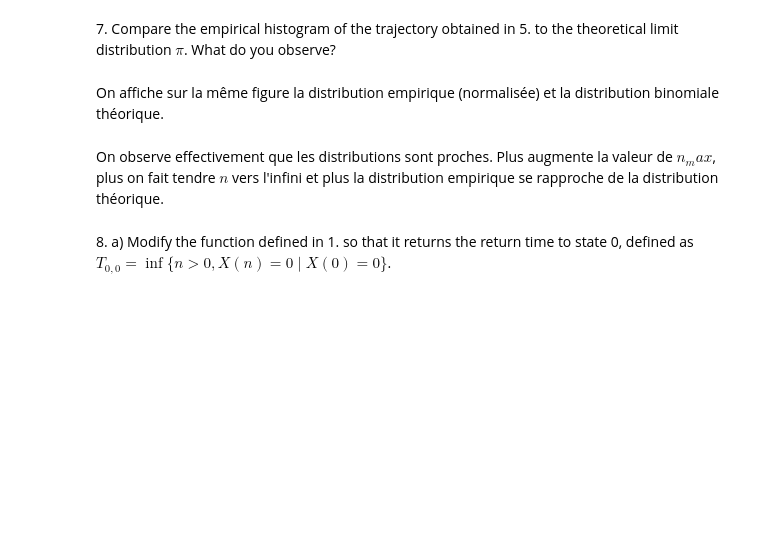
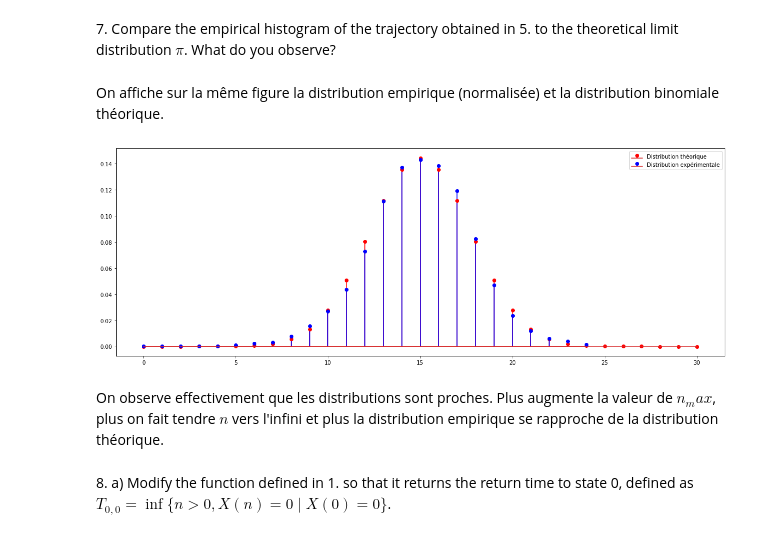
Before and after one commit to SnowHawkeye/sdia-labs, a Jupyter notebook: markov/lab1_Salem_Salem/lab1_Salem_Salem.ipynb, the cells around one changed output. Saved outputs shown, nothing was run; the diff lists cells and outputs as text; code cells hidden in the pictures; blank space fills up the shorter version.

```diff
--- a/markov/lab1_Salem_Salem/lab1_Salem_Salem.ipynb
+++ b/markov/lab1_Salem_Salem/lab1_Salem_Salem.ipynb
@@ -189,10 +194,13 @@ On remarque également que $X_n$ ne prend jamais de valeur supérieure à 25. Ce
 On affiche sur la même figure la distribution empirique (normalisée) et la distribution binomiale théorique.
 # %%
 plt.figure(figsize=(20,7))
+plt.title("Comparaison entre les distributions théorique et expérimentale")
 plt.stem(pi, linefmt="red", markerfmt="ro")
 plt.stem(simulation_distrib/n_max, linefmt="blue", markerfmt="bo") # On normalise la distribution expérimentale pour pouvoir la comparer à la distribution théorique
 plt.legend(["Distribution théorique", "Distribution expérimentale"])
 plt.show()
+# %% [output]
+[figure, added]
 # %% [markdown]
 On observe effectivement que les distributions sont proches. Plus augmente la valeur de $n_max$, plus on fait tendre $n$ vers l'infini et plus la distribution empirique se rapproche de la distribution théorique.
 # %% [markdown]
```
Also changed, not shown: parts of 25 cells of this notebook, 1 other file.
